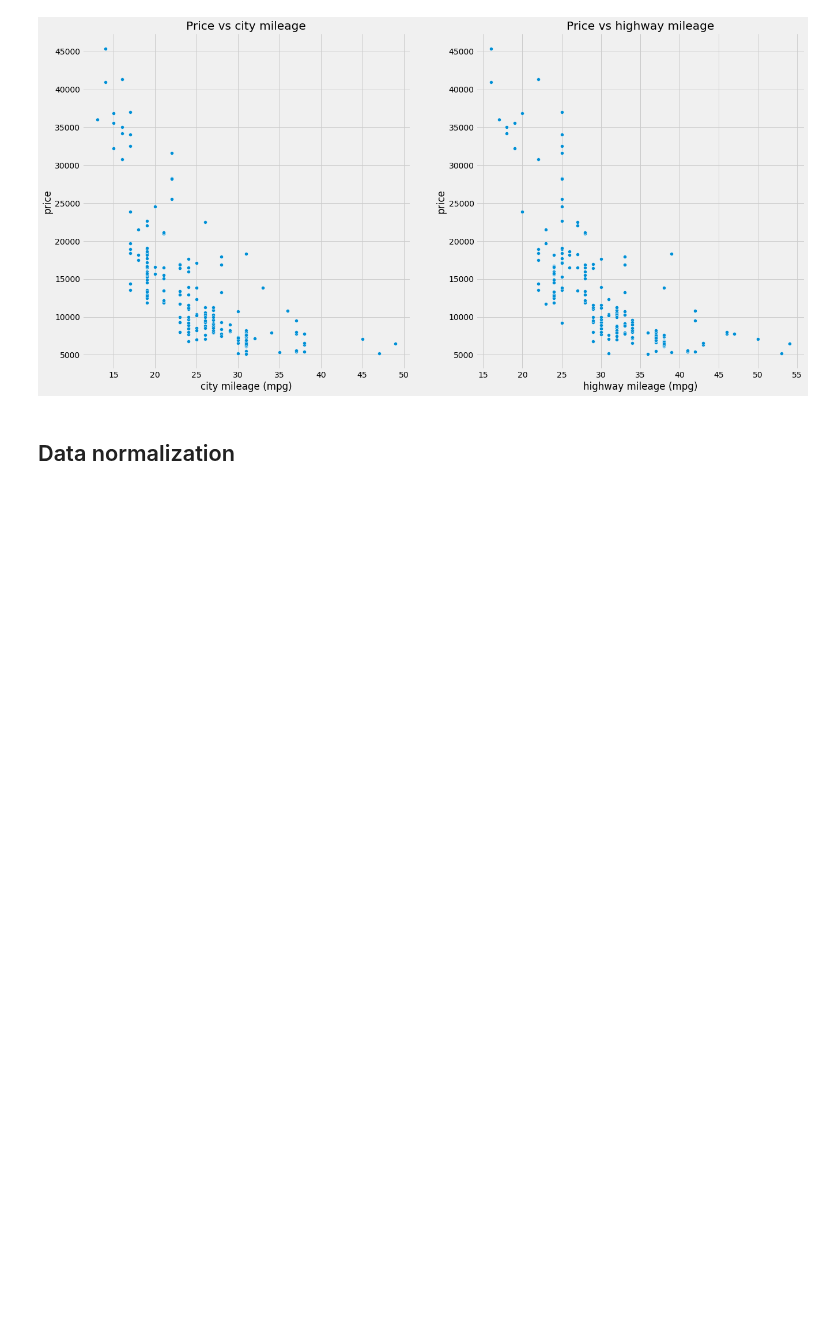
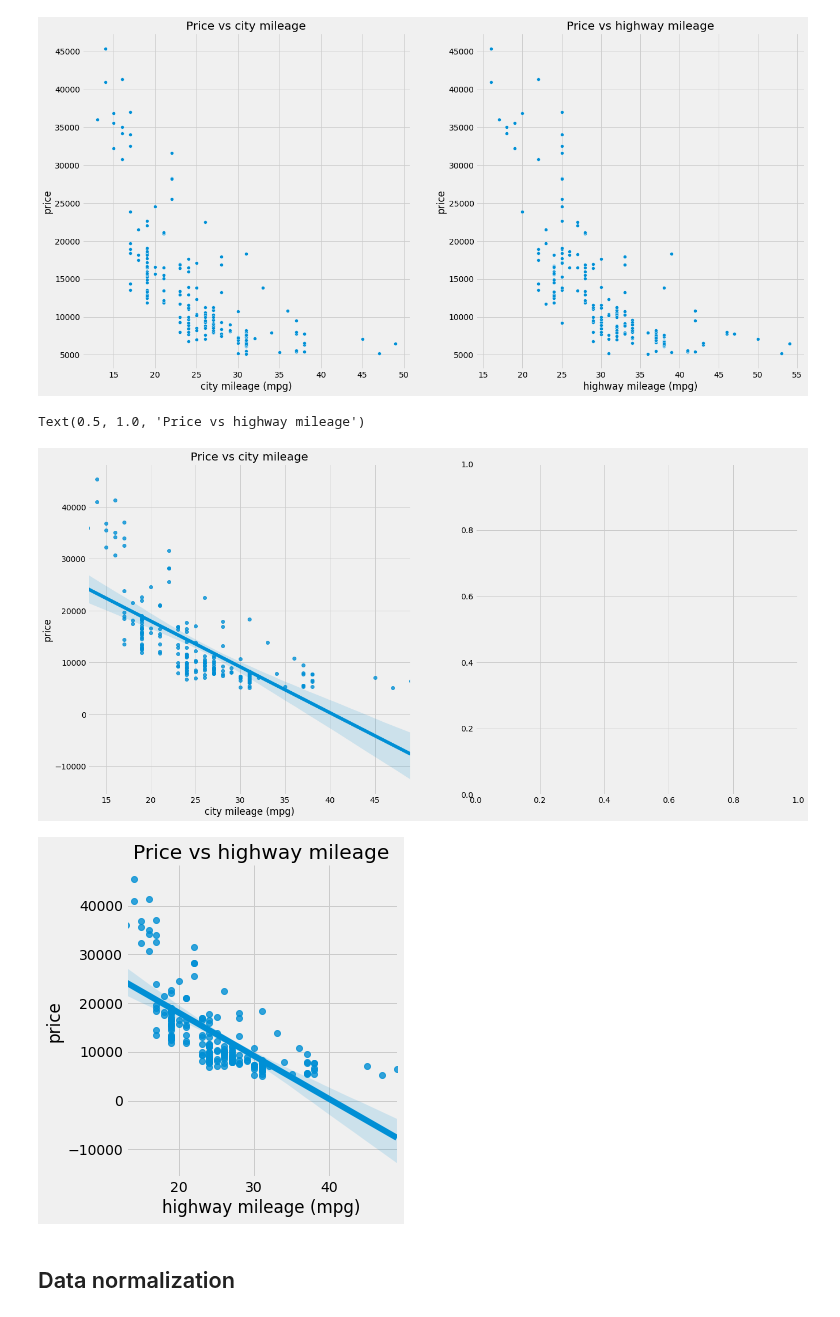
Before and after one commit to raduspaimoc/DataQuest-Projects, a Jupyter notebook: Classification Problems/Predicting Car Prices/Predicting Car Prices.ipynb, the cells around one changed output. Saved outputs shown, nothing was run; the diff lists cells and outputs as text; code cells hidden in the pictures; blank space fills up the shorter version.

Commit message:
[WIP] Regplots.

```diff
--- a/Classification Problems/Predicting Car Prices/Predicting Car Prices.ipynb
+++ b/Classification Problems/Predicting Car Prices/Predicting Car Prices.ipynb
@@ -533,3 +588,5 @@ Name: price, dtype: float64
+# %%
+numeric_cars['fuel_economy'] = (numeric_cars["city-mpg"] * 0.6) + (numeric_cars["highway-mpg"] * 0.4)
 # %%
 plt.subplots(figsize=(20,10), sharex=True, sharey=False,)
 plt.subplot(1,2,1)
@@ -545,6 +602,22 @@ plt.title('Price vs highway mileage')
 # %% [output]
 Text(0.5, 1.0, 'Price vs highway mileage')
 [figure]
+# %%
+plt.subplots(figsize=(20,10), sharex=True, sharey=False,)
+plt.subplot(1,2,1)
+
+sns.regplot(y='price',x='city-mpg',data=numeric_cars)
+plt.xlabel('city mileage (mpg)')
+plt.title('Price vs city mileage')
+
+plt.subplot(1,2,2)
+sns.lmplot(y='price',x='city-mpg',data=numeric_cars)
+plt.xlabel('highway mileage (mpg)')
+plt.title('Price vs highway mileage')
+# %% [output]
+Text(0.5, 1.0, 'Price vs highway mileage')
+[figure, added]
+[figure, added]
 # %% [markdown]
 ## Data normalization
 # %% [markdown]
```
Also changed, not shown: parts of 7 cells of this notebook.
